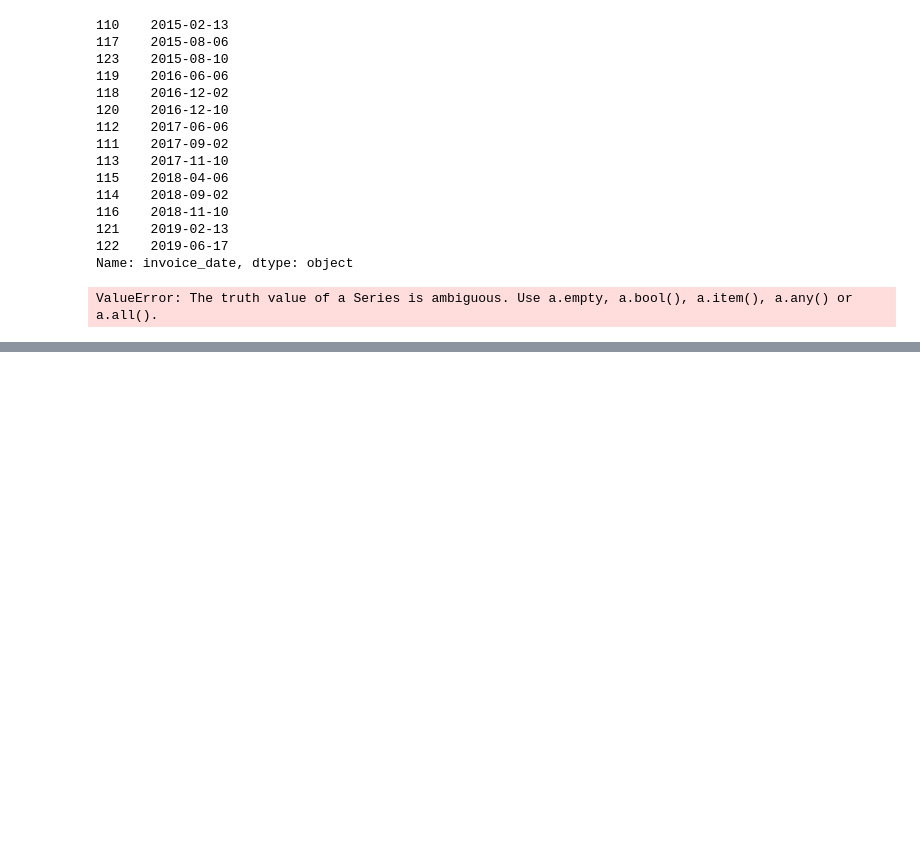
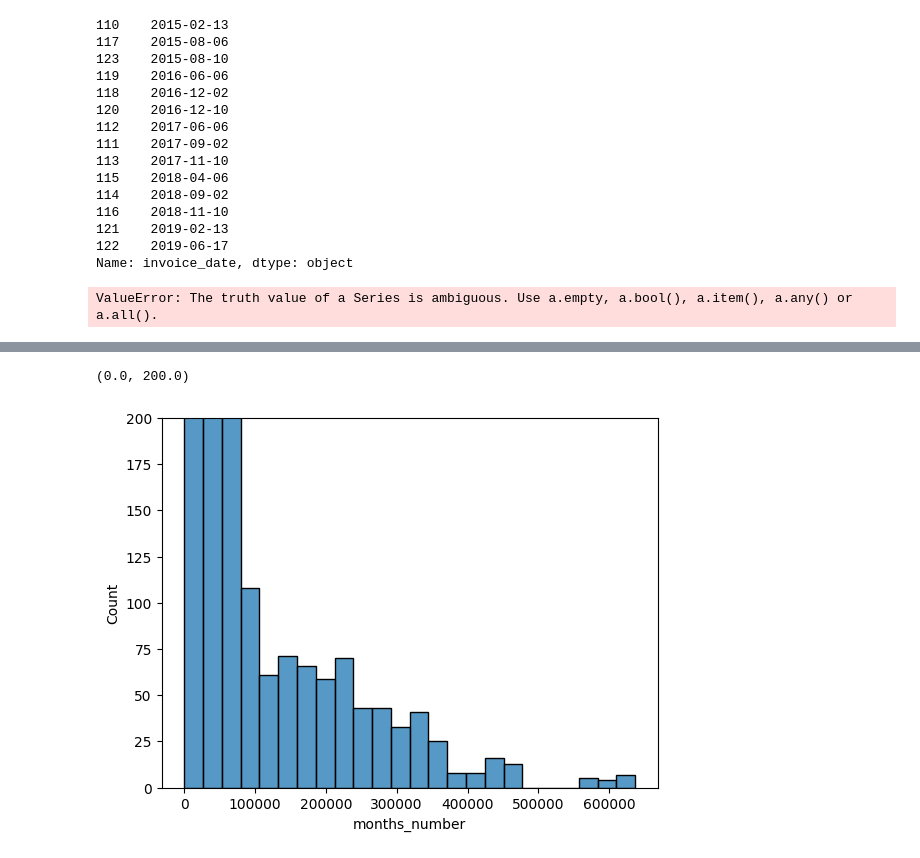
Before and after one commit to xMax991/ds-fraud-detection, a Jupyter notebook: Fraud_Detection_Project.ipynb, the cells around one changed output, grey strips where cells are left out. Drawn from its saved outputs; the diff is of its cells as text; code cells hidden in the pictures; blank space fills up the shorter version.

```diff
--- a/Fraud_Detection_Project.ipynb
+++ b/Fraud_Detection_Project.ipynb
@@ -58,0 +134,6 @@ ValueError: The truth value of a Series is ambiguous. Use a.empty, a.bool(), a.i
+# %%
+sns.histplot(df_train.months_number)
+plt.ylim(0, 200)
+# %% [output]
+(0.0, 200.0)
+[figure, added]
```
Also changed, not shown: parts of 15 cells of this notebook.
